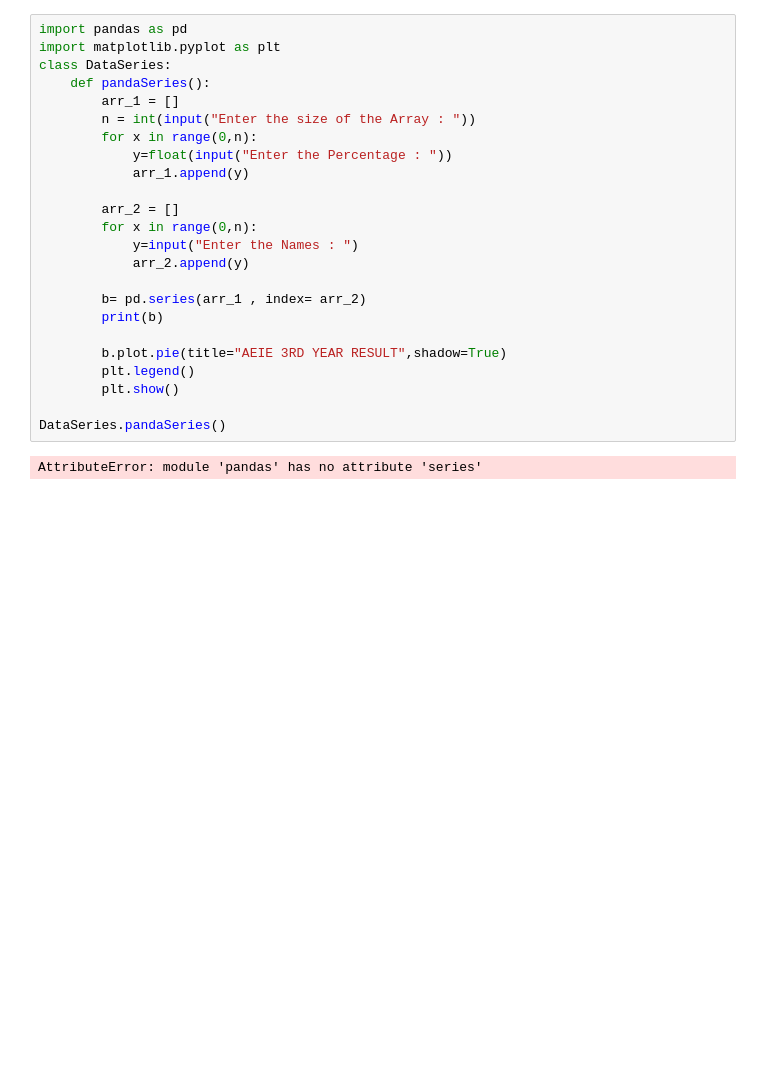
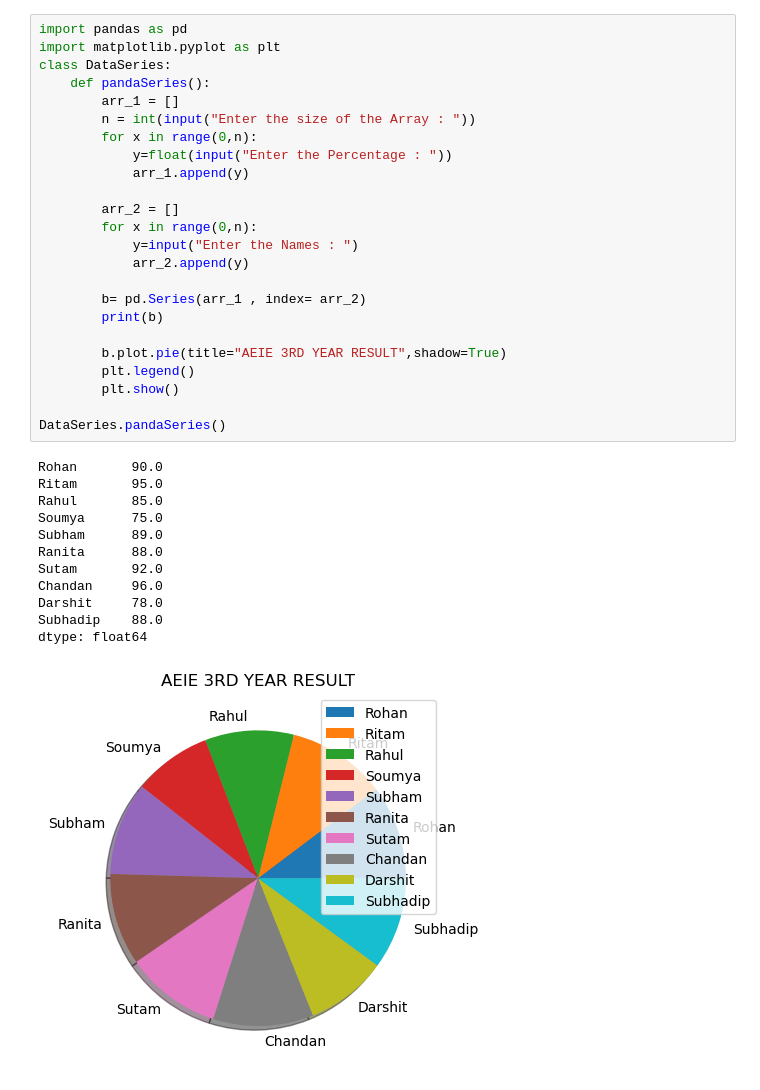
Before and after one commit to SoumyadeepGhosh16/SOUMYADEEP-AEIE, a Jupyter notebook: pythonpandas.ipynb, the cells around one changed output. Saved outputs shown, nothing was run; the diff lists cells and outputs as text; blank space fills up the shorter version.

```diff
--- a/pythonpandas.ipynb
+++ b/pythonpandas.ipynb
@@ -1,26 +1,37 @@
 # %%
 import pandas as pd
 import matplotlib.pyplot as plt
 class DataSeries:
     def pandaSeries():
         arr_1 = []
         n = int(input("Enter the size of the Array : "))
         for x in range(0,n):
             y=float(input("Enter the Percentage : "))
             arr_1.append(y)
 
         arr_2 = []
         for x in range(0,n):
             y=input("Enter the Names : ")
             arr_2.append(y)
 
-        b= pd.series(arr_1 , index= arr_2)
+        b= pd.Series(arr_1 , index= arr_2)
         print(b)
 
         b.plot.pie(title="AEIE 3RD YEAR RESULT",shadow=True)
         plt.legend()
         plt.show()
 
 DataSeries.pandaSeries()
 # %% [output]
-AttributeError: module 'pandas' has no attribute 'series'
+Rohan       90.0
+Ritam       95.0
+Rahul       85.0
+Soumya      75.0
+Subham      89.0
+Ranita      88.0
+Sutam       92.0
+Chandan     96.0
+Darshit     78.0
+Subhadip    88.0
+dtype: float64
+[figure, added]
```
